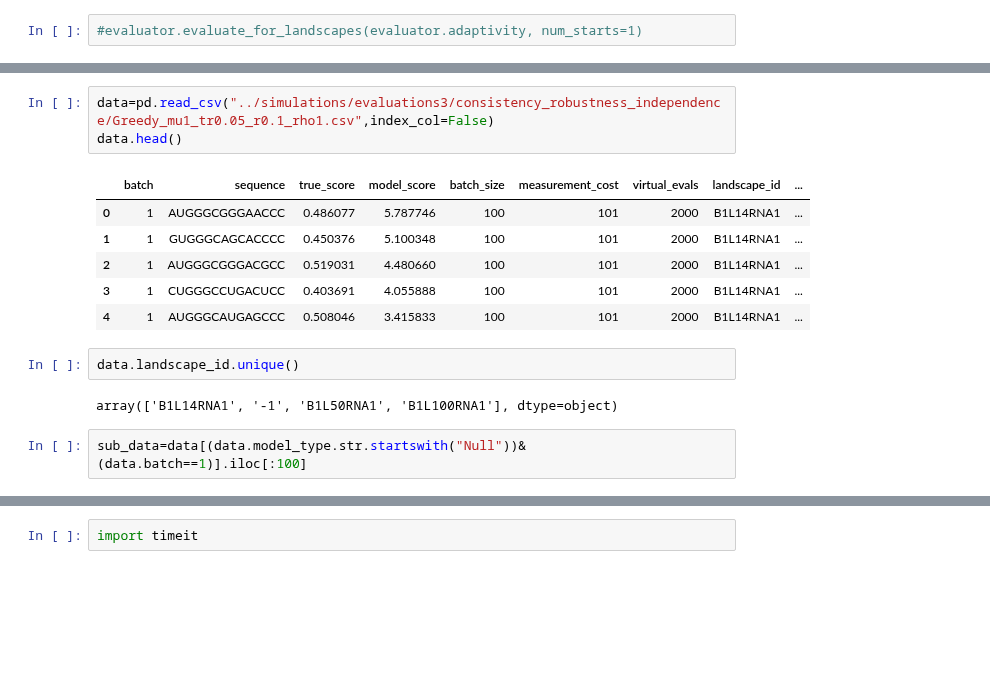
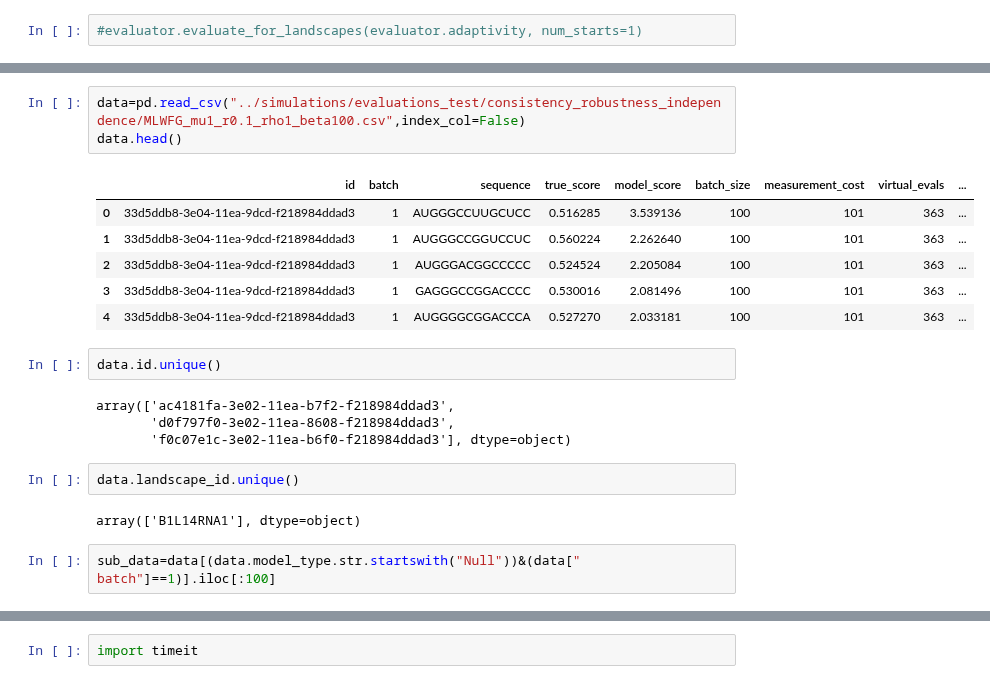
Before and after one commit to samsinai/FLEXS, a Jupyter notebook: notebooks/Run evaluations.ipynb, the cells around one changed output, grey strips where cells are left out. Saved outputs shown, nothing was run; the diff lists cells and outputs as text; blank space fills up the shorter version.

```diff
--- a/notebooks/Run evaluations.ipynb
+++ b/notebooks/Run evaluations.ipynb
@@ -57,19 +59,25 @@ round: 9, cost: 901, evals: 23375, top: 0.6301422147266494
 # %%
-data=pd.read_csv("../simulations/evaluations3/consistency_robustness_independence/Greedy_mu1_tr0.05_r0.1_rho1.csv",index_col=False)
+data=pd.read_csv("../simulations/evaluations_test/consistency_robustness_independence/MLWFG_mu1_r0.1_rho1_beta100.csv",index_col=False)
 data.head()
 # %% [output]
-|  | batch | sequence | true_score | model_score | batch_size | measurement_cost | virtual_evals | landscape_id | ... |
-| 0 | 1 | AUGGGCGGGAACCC | 0.486077 | 5.787746 | 100 | 101 | 2000 | B1L14RNA1 | ... |
-| 1 | 1 | GUGGGCAGCACCCC | 0.450376 | 5.100348 | 100 | 101 | 2000 | B1L14RNA1 | ... |
-| 2 | 1 | AUGGGCGGGACGCC | 0.519031 | 4.480660 | 100 | 101 | 2000 | B1L14RNA1 | ... |
-| 3 | 1 | CUGGGCCUGACUCC | 0.403691 | 4.055888 | 100 | 101 | 2000 | B1L14RNA1 | ... |
-| 4 | 1 | AUGGGCAUGAGCCC | 0.508046 | 3.415833 | 100 | 101 | 2000 | B1L14RNA1 | ... |
+|  | id | batch | sequence | true_score | model_score | batch_size | measurement_cost | virtual_evals | ... |
+| 0 | 33d5ddb8-3e04-11ea-9dcd-f218984ddad3 | 1 | AUGGGCCUUGCUCC | 0.516285 | 3.539136 | 100 | 101 | 363 | ... |
+| 1 | 33d5ddb8-3e04-11ea-9dcd-f218984ddad3 | 1 | AUGGGCCGGUCCUC | 0.560224 | 2.262640 | 100 | 101 | 363 | ... |
+| 2 | 33d5ddb8-3e04-11ea-9dcd-f218984ddad3 | 1 | AUGGGACGGCCCCC | 0.524524 | 2.205084 | 100 | 101 | 363 | ... |
+| 3 | 33d5ddb8-3e04-11ea-9dcd-f218984ddad3 | 1 | GAGGGCCGGACCCC | 0.530016 | 2.081496 | 100 | 101 | 363 | ... |
+| 4 | 33d5ddb8-3e04-11ea-9dcd-f218984ddad3 | 1 | AUGGGGCGGACCCA | 0.527270 | 2.033181 | 100 | 101 | 363 | ... |
+# %%
+data.id.unique()
+# %% [output]
+array(['ac4181fa-3e02-11ea-b7f2-f218984ddad3',
+       'd0f797f0-3e02-11ea-8608-f218984ddad3',
+       'f0c07e1c-3e02-11ea-b6f0-f218984ddad3'], dtype=object)
 # %%
 data.landscape_id.unique()
 # %% [output]
-array(['B1L14RNA1', '-1', 'B1L50RNA1', 'B1L100RNA1'], dtype=object)
+array(['B1L14RNA1'], dtype=object)
 # %%
-sub_data=data[(data.model_type.str.startswith("Null"))&(data.batch==1)].iloc[:100]
+sub_data=data[(data.model_type.str.startswith("Null"))&(data[" batch"]==1)].iloc[:100]
 # %%
 sub_data
 # %% [output]
```
Also changed, not shown: parts of 11 cells of this notebook, 5 other files.
